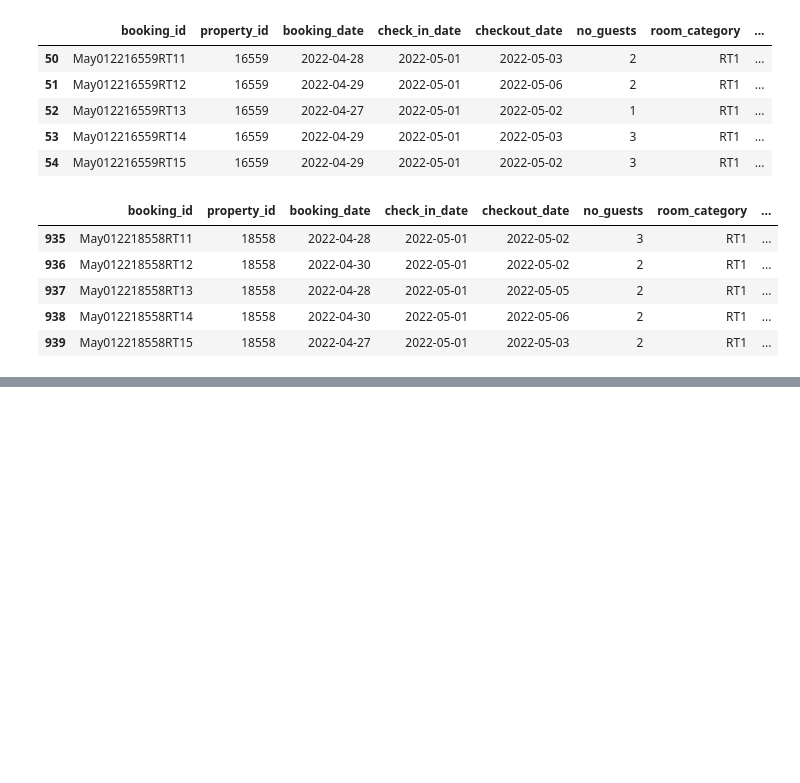
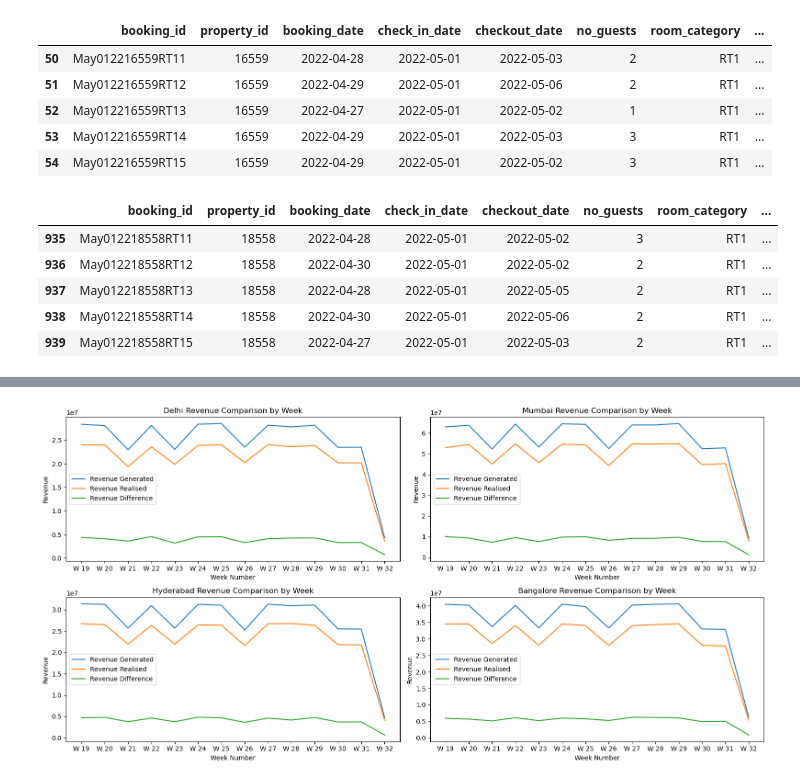
Before and after one commit to sidiquegithub/HOSPITALITY-PROJECT, a Jupyter notebook: CODE/ANALYSIS .ipynb, the cells around one changed output, grey strips where cells are left out. Drawn from its saved outputs; the diff is of its cells as text; code cells hidden in the pictures; blank space fills up the shorter version.

```diff
--- a/CODE/ANALYSIS .ipynb
+++ b/CODE/ANALYSIS .ipynb
@@ -395,7 +395,7 @@ Name: revenue_realized, dtype: bool
 # Create dataframe for each city
 # Sub dataframe from df_2
 Del = df_2[df_2['city'] == "Delhi"]
-Mumb = df_2[df_2['city'] == "Mumbai"]
+Mum = df_2[df_2['city'] == "Mumbai"]
 Hyd = df_2[df_2['city'] == "Hyderabad"]
 Ban = df_2[df_2['city'] == "Bangalore"]
 # %%
@@ -436,0 +478,76 @@ Ban.head()
+# %%
+# Plotting Week Wise Revenue for Delhi, Mumbai, Hyderabad, and Bangalore
+
+plt.figure(figsize=(16, 8))
+
+# Subplot 1: Delhi
+plt.subplot(2, 2, 1)
+
+# Plot 'rev_gen'
+plt.plot(Del_rev_gen.index, Del_rev_gen, label='Revenue Generated')
+# Plot 'rev_real'
+plt.plot(Del_rev_real.index, Del_rev_real, label='Revenue Realised')
+# Plot 'rev_dif'
+plt.plot(Del_rev_dif.index, Del_rev_dif, label='Revenue Difference')
+
+# Adding labels and title for subplot 1
+plt.xlabel('Week Number')
+plt.ylabel('Revenue')
+plt.title('Delhi Revenue Comparison by Week')
+plt.legend()
+
+# Subplot 2: Mumbai
+plt.subplot(2, 2, 2)
+
+# Plot 'rev_gen'
+plt.plot(Mum_rev_gen.index, Mum_rev_gen, label='Revenue Generated')
+# Plot 'rev_real'
+plt.plot(Mum_rev_real.index, Mum_rev_real, label='Revenue Realised')
+# Plot 'rev_dif'
+plt.plot(Mum_rev_dif.index, Mum_rev_dif, label='Revenue Difference')
+
+# Adding labels and title for subplot 2
+plt.xlabel('Week Number')
+plt.ylabel('Revenue')
+plt.title('Mumbai Revenue Comparison by Week')
+plt.legend()
+
+# Subplot 3: Hyderabad
+plt.subplot(2, 2, 3)
+
+# Plot 'rev_gen'
+plt.plot(Hyd_rev_gen.index, Hyd_rev_gen, label='Revenue Generated')
+# Plot 'rev_real'
+plt.plot(Hyd_rev_real.index, Hyd_rev_real, label='Revenue Realised')
+# Plot 'rev_dif'
+plt.plot(Hyd_rev_dif.index, Hyd_rev_dif, label='Revenue Difference')
+
+# Adding labels and title for subplot 3
+plt.xlabel('Week Number')
+plt.ylabel('Revenue')
+plt.title('Hyderabad Revenue Comparison by Week')
+plt.legend()
+
+# Subplot 4: Bangalore
+plt.subplot(2, 2, 4)
+
+# Plot 'rev_gen'
+plt.plot(Ban_rev_gen.index, Ban_rev_gen, label='Revenue Generated')
+# Plot 'rev_real'
+plt.plot(Ban_rev_real.index, Ban_rev_real, label='Revenue Realised')
+# Plot 'rev_dif'
+plt.plot(Ban_rev_dif.index, Ban_rev_dif, label='Revenue Difference')
+
+# Adding labels and title for subplot 4
+plt.xlabel('Week Number')
+plt.ylabel('Revenue')
+plt.title('Bangalore Revenue Comparison by Week')
+plt.legend()
+
+# Adjust layout to prevent overlap
+plt.tight_layout()
+
+# Show the plot
+plt.show()
+# %% [output]
+[figure, added]
```
Also changed, not shown: parts of 25 cells of this notebook.
